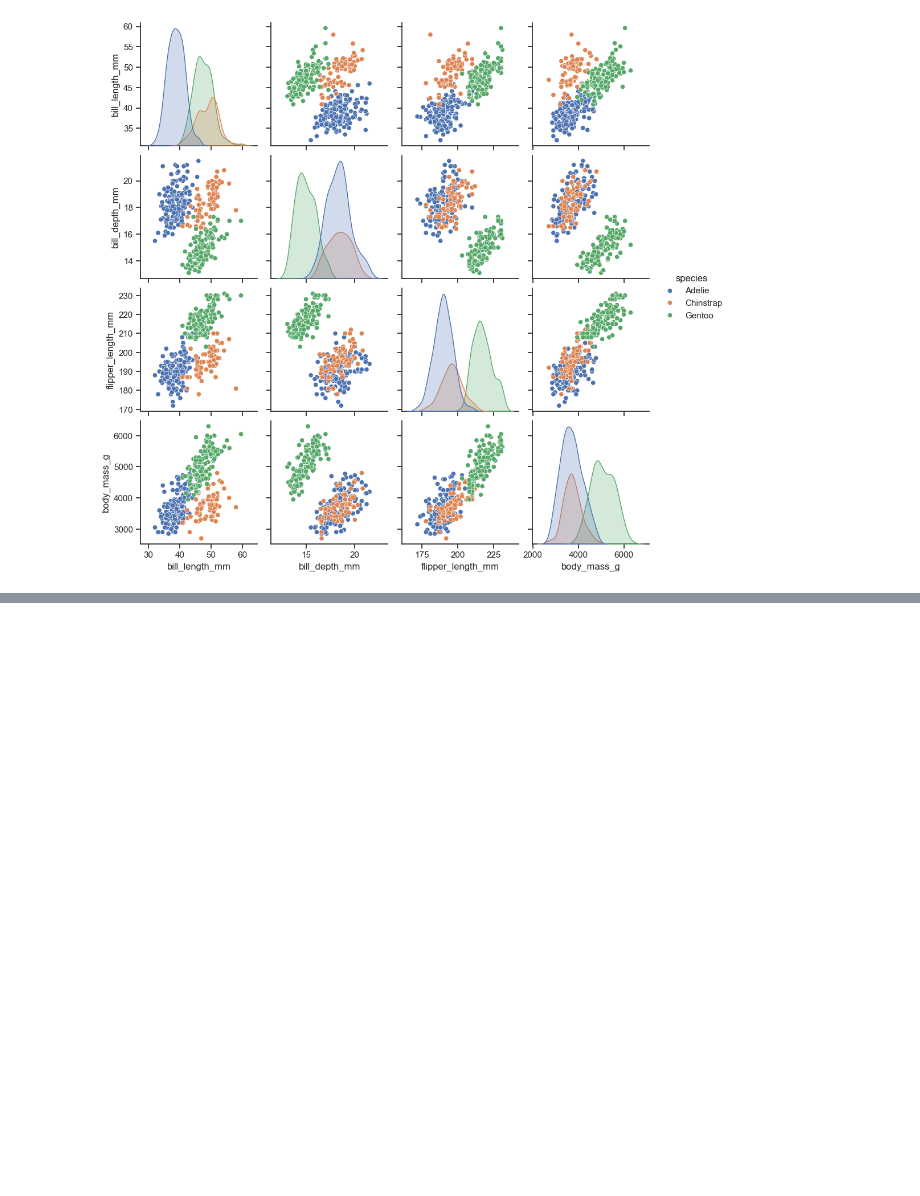
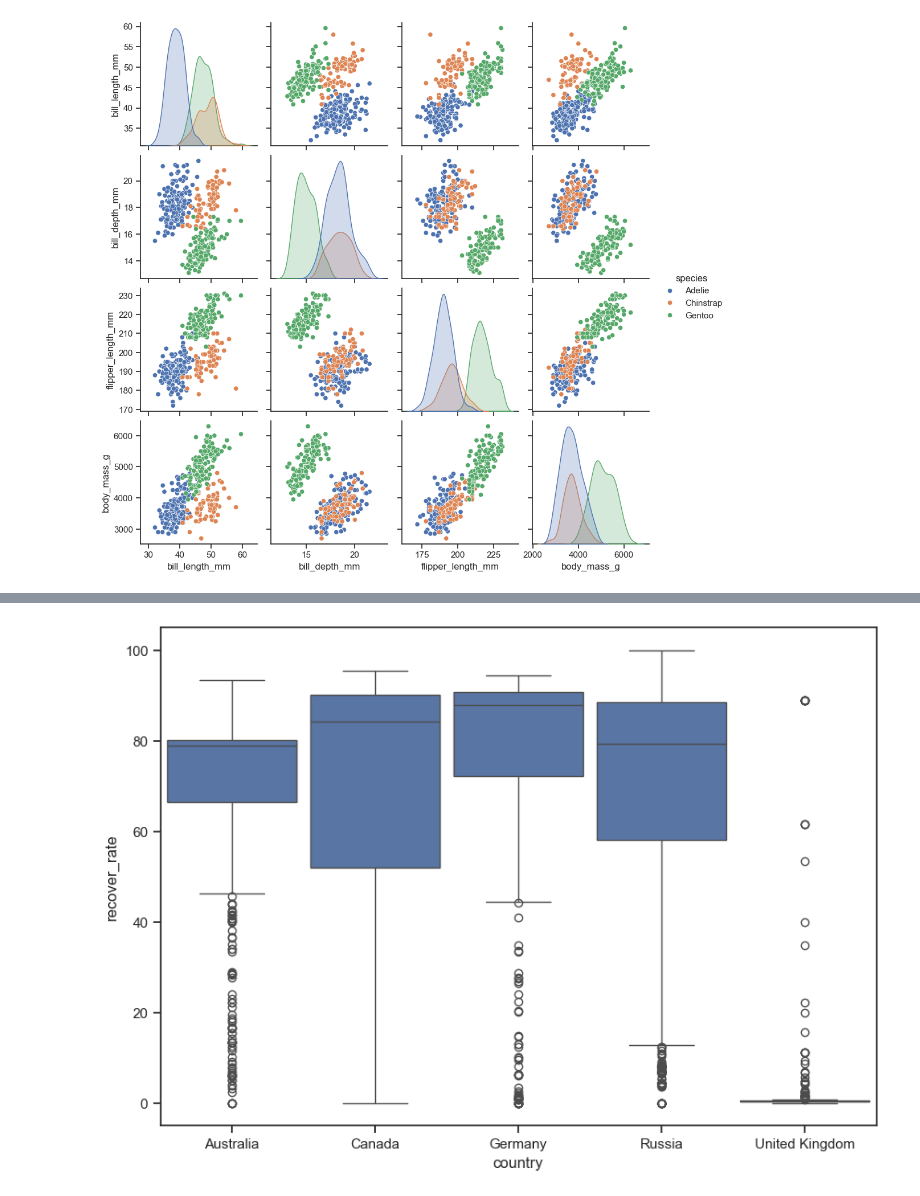
Before and after one commit to Fedgun/IDE, a Jupyter notebook: Skillfactory/Project_homework/13. Визуализация данных/6. Графические возможности библиотеки Seaborn.ipynb, the cells around one changed output, grey strips where cells are left out. Cells and saved outputs as stored; diff of their text form; code cells hidden in the pictures; blank space fills up the shorter version.

```diff
--- a/Skillfactory/Project_homework/13. Визуализация данных/6. Графические возможности библиотеки Seaborn.ipynb
+++ b/Skillfactory/Project_homework/13. Визуализация данных/6. Графические возможности библиотеки Seaborn.ipynb
@@ -202,0 +217,24 @@ FileNotFoundError: [Errno 2] No such file or directory: 'data/сroped_covid_df.c
+# %%
+#Задание 6.4 - решеине ментора
+croped_covid_df['confirmed_per_hundred'] = croped_covid_df['confirmed']/croped_covid_df['population'] * 100
+pivot = croped_covid_df.pivot_table(
+    values='confirmed_per_hundred',
+    columns='date',
+    index='country'
+)
+pivot.columns = pivot.columns.astype('string')
+fig = plt.figure(figsize=(10, 5))
+
+heatmap = sns.heatmap(data=pivot, cmap='plasma')
+heatmap.set_title('Тепловая карта заболеваемости', fontsize=16)
+# %%
+fig = plt.figure(figsize=(10, 7))
+boxplot = sns.boxplot(
+    data=croped_covid_df,
+    x='country',
+    y='recover_rate',
+    orient='v',
+    width=0.9
+)
+# %% [output]
+[figure, added]
```
Also changed, not shown: parts of 5 cells of this notebook, 5 other files.
